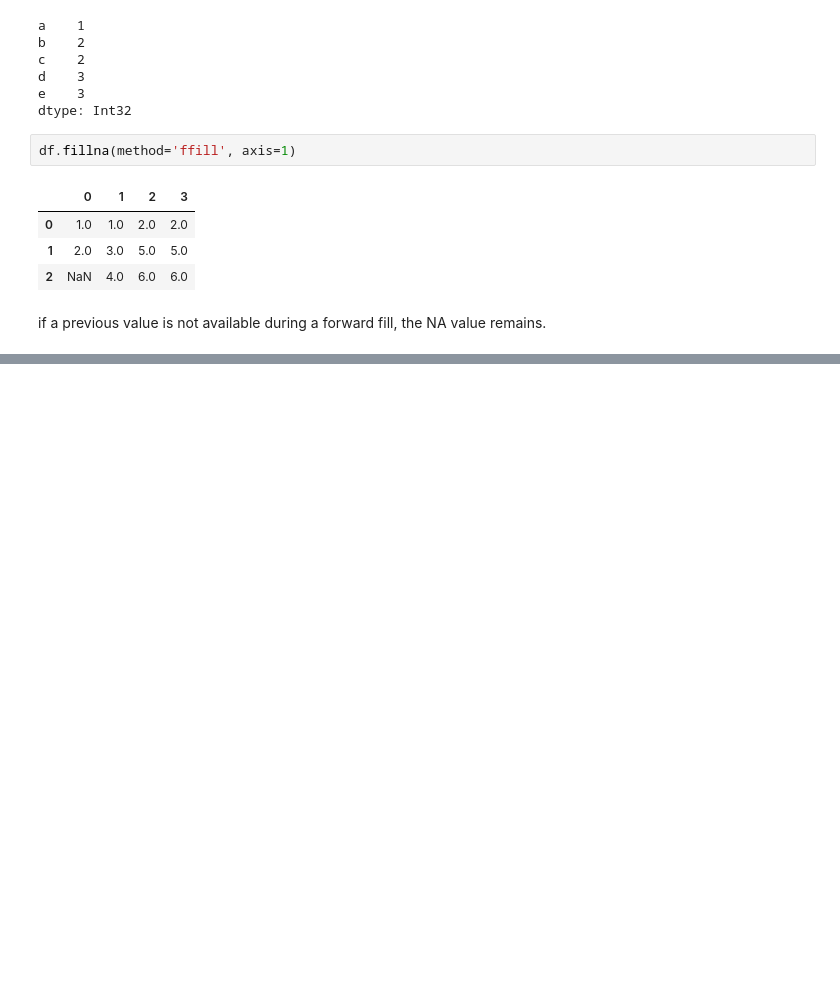
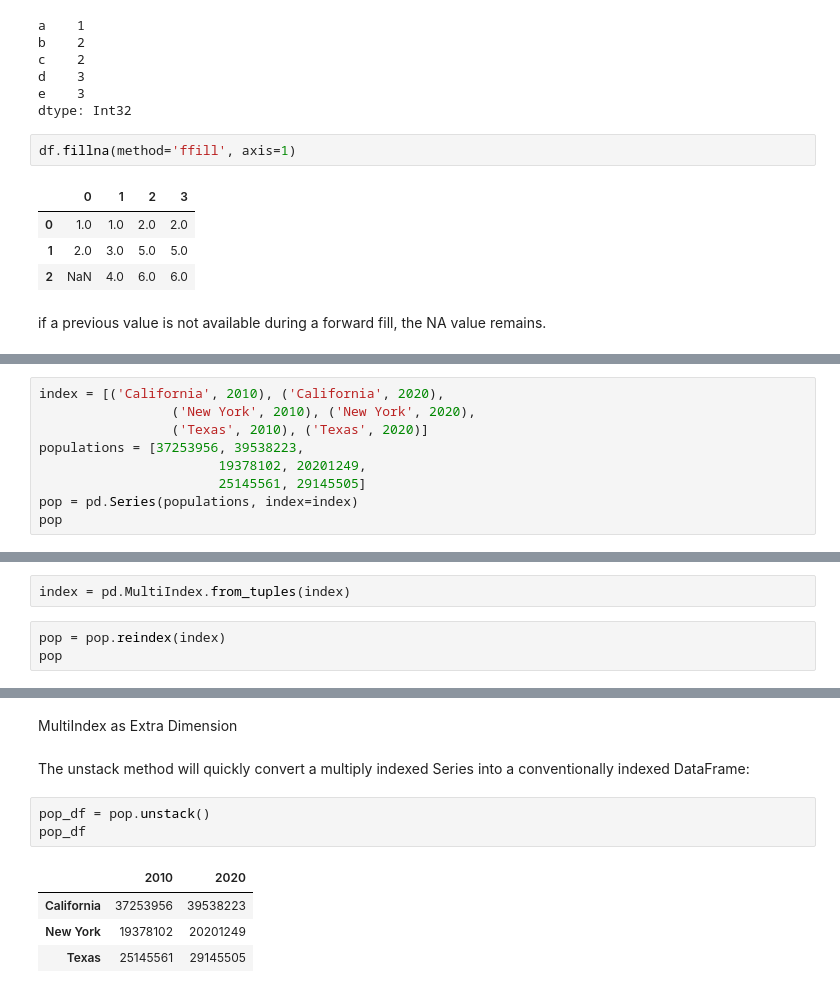
Before and after one commit to r-rahulsingh/python_book, a Jupyter notebook: Pandas.ipynb, the cells around one changed output, grey strips where cells are left out. Cells and saved outputs as stored; diff of their text form; blank space fills up the shorter version.

Commit message:
Hierarchical Indexing

```diff
--- a/Pandas.ipynb
+++ b/Pandas.ipynb
@@ -691,0 +697,9 @@ if a previous value is not available during a forward fill, the NA value remains
+# %%
+index = [('California', 2010), ('California', 2020),
+                 ('New York', 2010), ('New York', 2020),
+                 ('Texas', 2010), ('Texas', 2020)]
+populations = [37253956, 39538223,
+                       19378102, 20201249,
+                       25145561, 29145505]
+pop = pd.Series(populations, index=index)
+pop
@@ -691,0 +731,5 @@ if a previous value is not available during a forward fill, the NA value remains
+# %%
+index = pd.MultiIndex.from_tuples(index)
+# %%
+pop = pop.reindex(index)
+pop
@@ -691,0 +751,12 @@ if a previous value is not available during a forward fill, the NA value remains
+# %% [markdown]
+MultiIndex as Extra Dimension
+# %% [markdown]
+The unstack method will quickly convert a multiply indexed Series into a conventionally indexed DataFrame:
+# %%
+pop_df = pop.unstack()
+pop_df
+# %% [output]
+|  | 2010 | 2020 |
+| California | 37253956 | 39538223 |
+| New York | 19378102 | 20201249 |
+| Texas | 25145561 | 29145505 |
```
Also changed, not shown: parts of 11 cells of this notebook.
